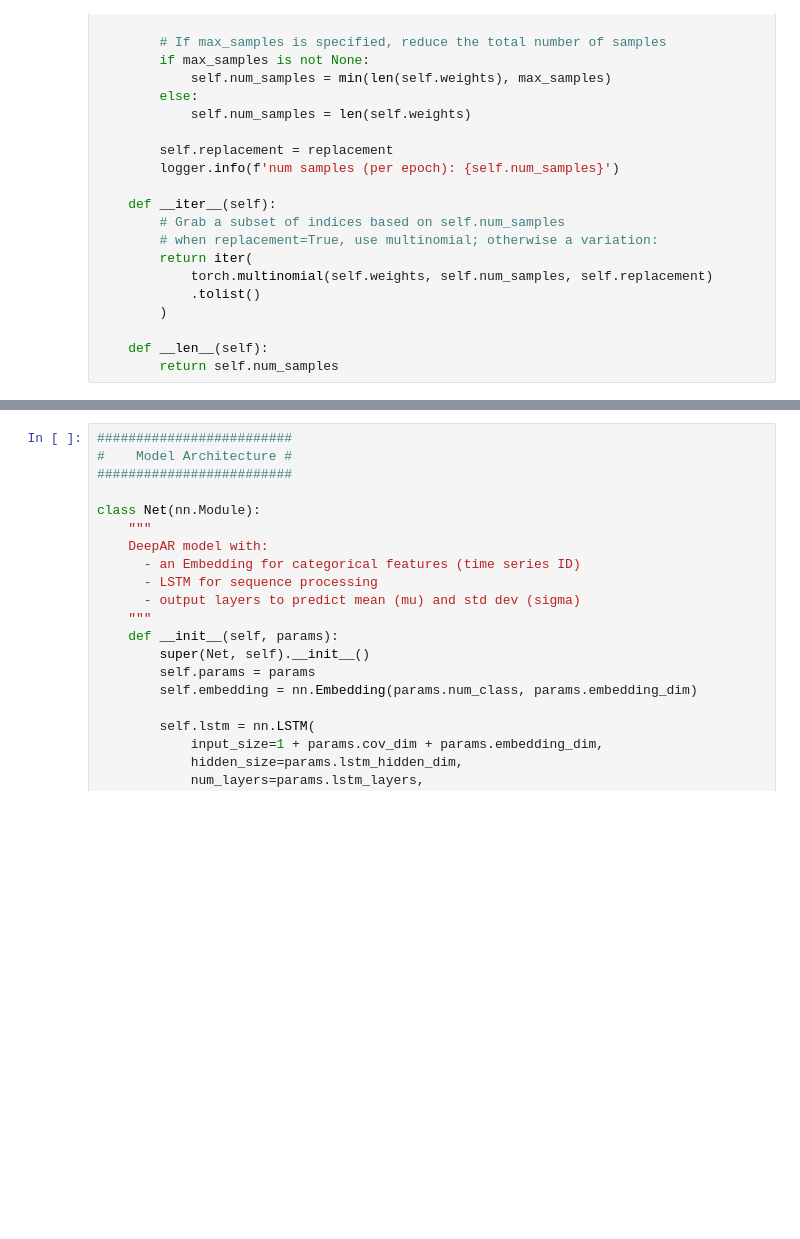
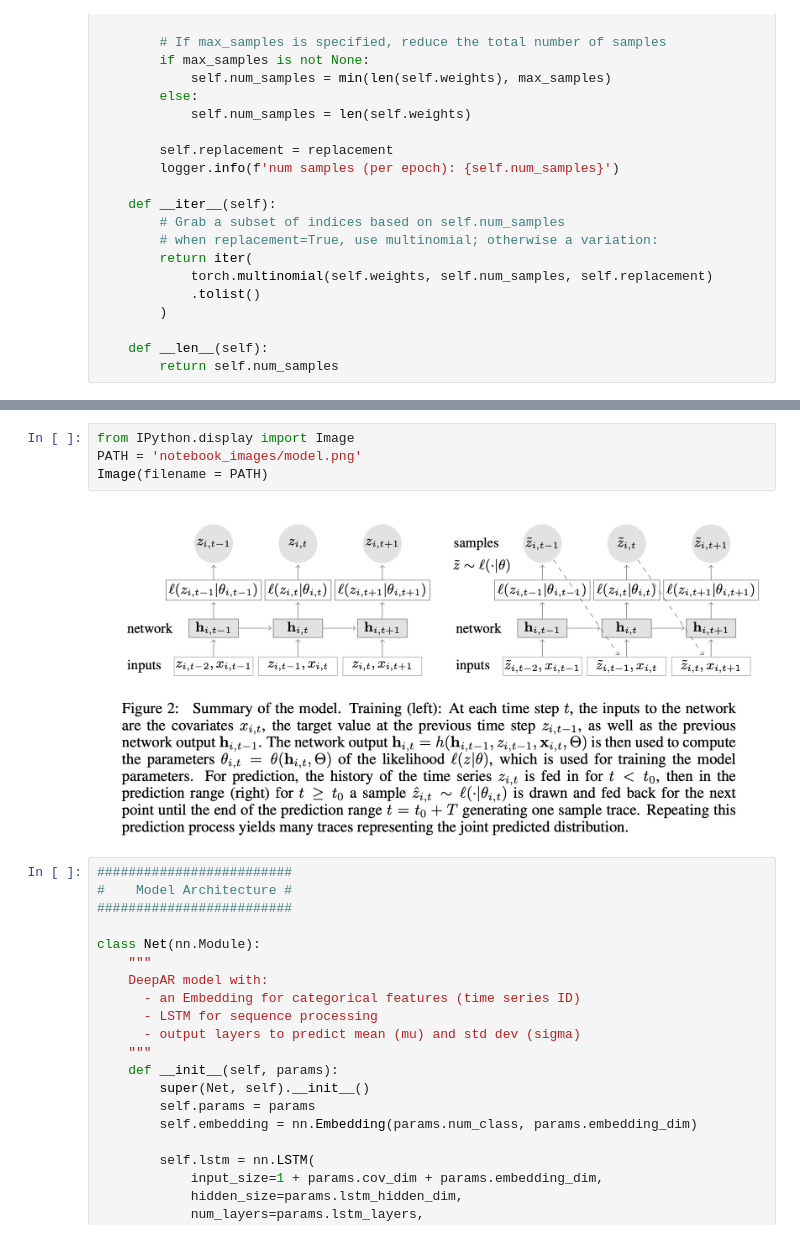
Before and after one commit to fmorenopino/Deep-Learning-Time-Series-Forecasting, a Jupyter notebook: DeepAR/DeepAR_intro.ipynb, the cells around one changed output, grey strips where cells are left out. Saved outputs shown, nothing was run; the diff lists cells and outputs as text; blank space fills up the shorter version.

```diff
--- a/DeepAR/DeepAR_intro.ipynb
+++ b/DeepAR/DeepAR_intro.ipynb
@@ -257,6 +257,12 @@ Also, the quantile loss, $QL_{\rho}$, with $\rho \in (0, 1)$ are commonly used:
 	\end{array}\right.
 	\end{split}
 \end{equation}
+# %%
+from IPython.display import Image
+PATH = 'notebook_images/model.png'
+Image(filename = PATH)
+# %% [output]
+[figure, added]
 # %%
 #########################
 #    Model Architecture #
```
